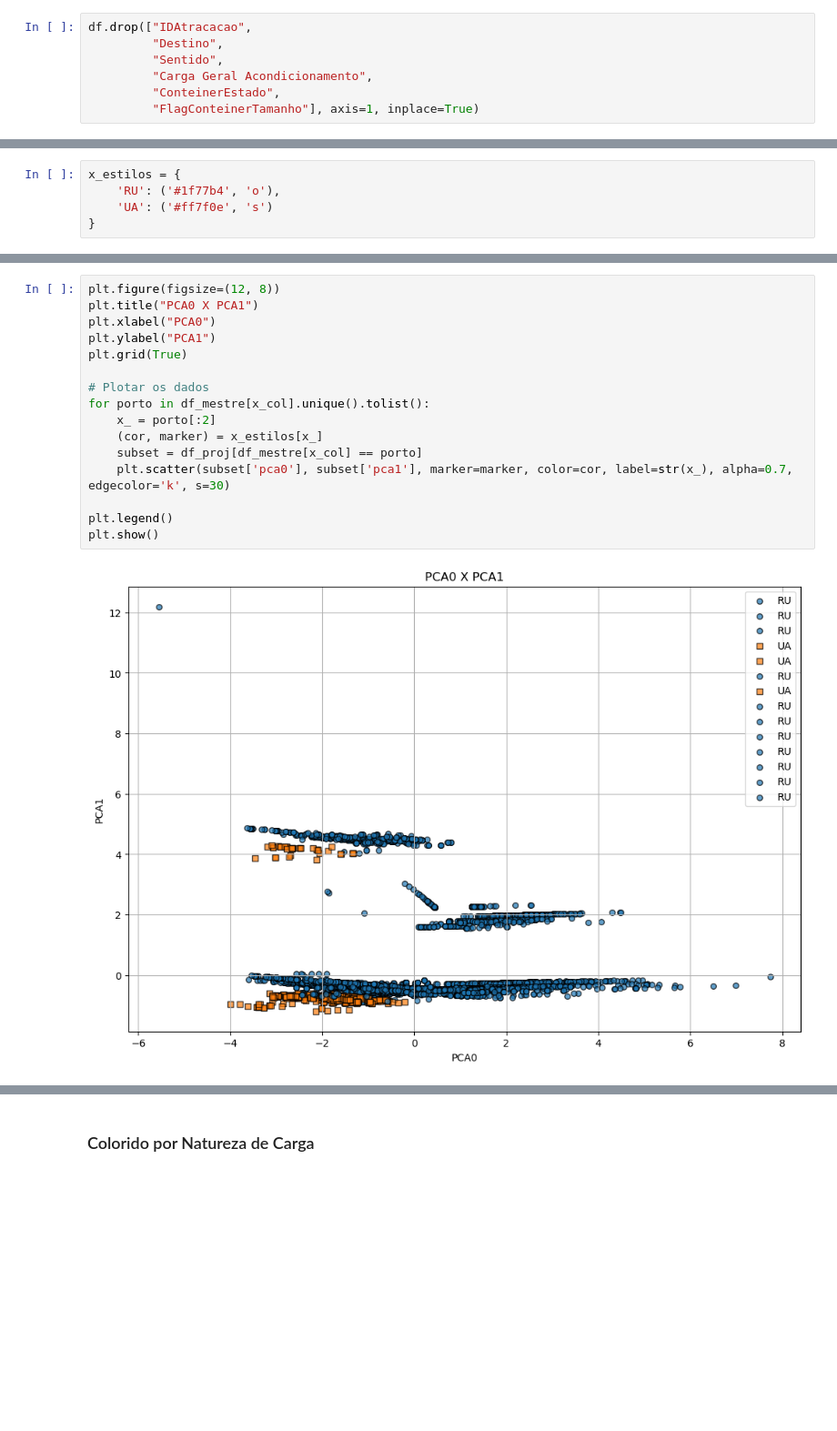
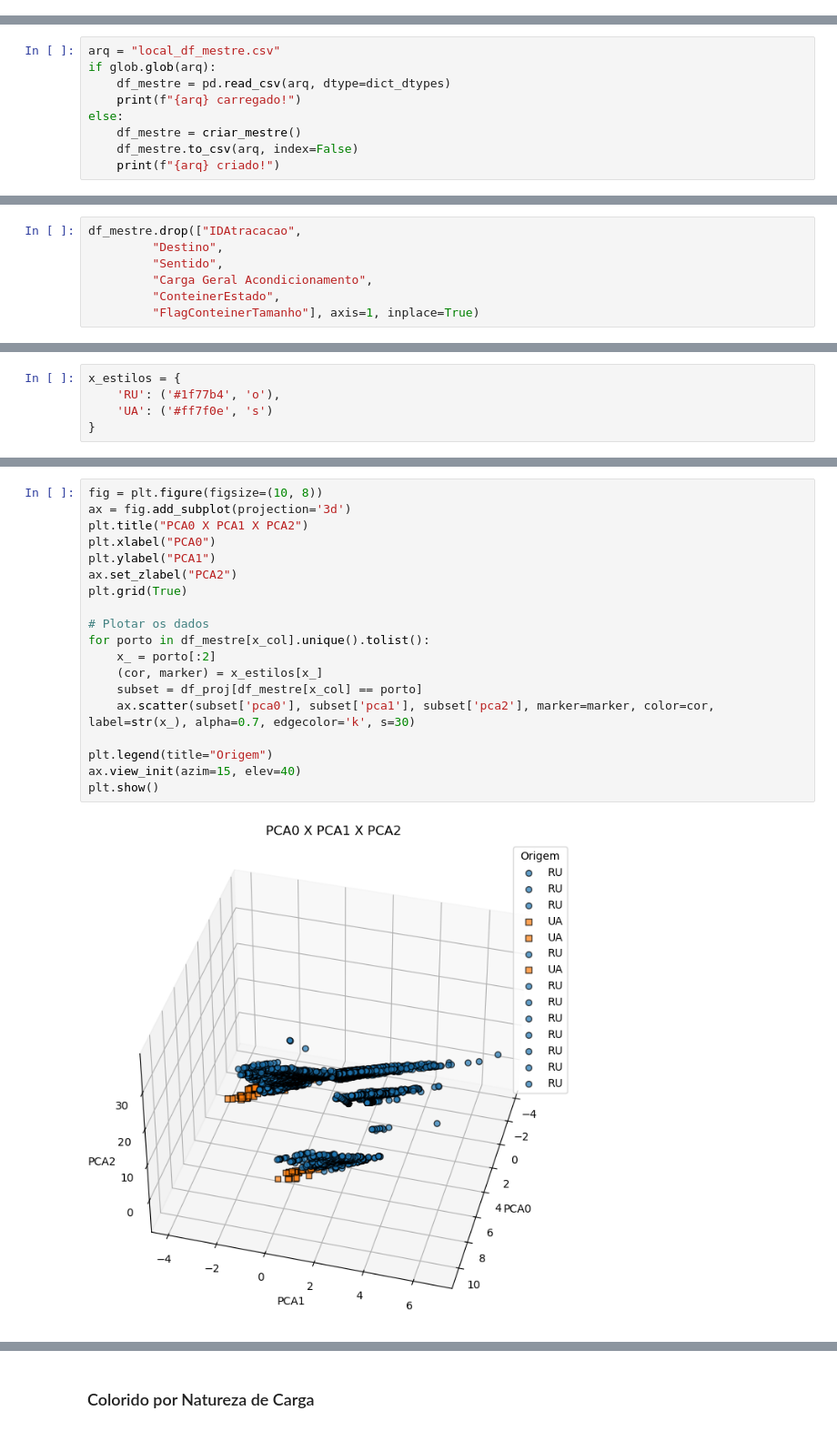
Before and after one commit to igorzeck/PCA, a Jupyter notebook: correlac_df_santos_imp_especifico.ipynb, the cells around one changed output, grey strips where cells are left out. Shown at 91% size. Drawn from its saved outputs; the diff is of its cells as text; blank space fills up the shorter version.

```diff
--- a/correlac_df_santos_imp_especifico.ipynb
+++ b/correlac_df_santos_imp_especifico.ipynb
@@ -29,13 +30,6 @@ Index(['IDCarga', 'IDAtracacao', 'Origem', 'Destino', 'CDMercadoria',
        'Natureza da Carga', 'Sentido', 'TEU', 'QTCarga', 'VLPesoCargaBruta',
        'Ano'],
       dtype='object')
-# %%
-df.drop(["IDAtracacao",
-         "Destino",
-         "Sentido",
-         "Carga Geral Acondicionamento",
-         "ConteinerEstado",
-         "FlagConteinerTamanho"], axis=1, inplace=True)
 # %% [markdown]
 ### Junção de Carga com Carga Conteinerizada
 # %%
@@ -63,0 +53,9 @@ Ano atual:  2023
+# %%
+arq = "local_df_mestre.csv"
+if glob.glob(arq):
+    df_mestre = pd.read_csv(arq, dtype=dict_dtypes)
+    print(f"{arq} carregado!")
+else:
+    df_mestre = criar_mestre()
+    df_mestre.to_csv(arq, index=False)
+    print(f"{arq} criado!")
@@ -64,3 +64,10 @@ Ano atual:  2023
+# %%
+df_mestre.drop(["IDAtracacao",
+         "Destino",
+         "Sentido",
+         "Carga Geral Acondicionamento",
+         "ConteinerEstado",
+         "FlagConteinerTamanho"], axis=1, inplace=True)
 # %% [markdown]
 Variáveis auxiliares
 # %%
@@ -233,18 +276,21 @@ x_estilos = {
 # %%
-plt.figure(figsize=(12, 8))
-plt.title("PCA0 X PCA1")
+fig = plt.figure(figsize=(10, 8))
+ax = fig.add_subplot(projection='3d')
+plt.title("PCA0 X PCA1 X PCA2")
 plt.xlabel("PCA0")
 plt.ylabel("PCA1")
+ax.set_zlabel("PCA2")
 plt.grid(True)
 
 # Plotar os dados
 for porto in df_mestre[x_col].unique().tolist():
     x_ = porto[:2]
     (cor, marker) = x_estilos[x_]
     subset = df_proj[df_mestre[x_col] == porto]
-    plt.scatter(subset['pca0'], subset['pca1'], marker=marker, color=cor, label=str(x_), alpha=0.7, edgecolor='k', s=30)
+    ax.scatter(subset['pca0'], subset['pca1'], subset['pca2'], marker=marker, color=cor, label=str(x_), alpha=0.7, edgecolor='k', s=30)
 
-plt.legend()
+plt.legend(title="Origem")
+ax.view_init(azim=15, elev=40)
 plt.show()
 # %% [output]
-[figure, old version]
+[figure, new version]
```
Also changed, not shown: parts of 24 cells of this notebook, 4 other files.
